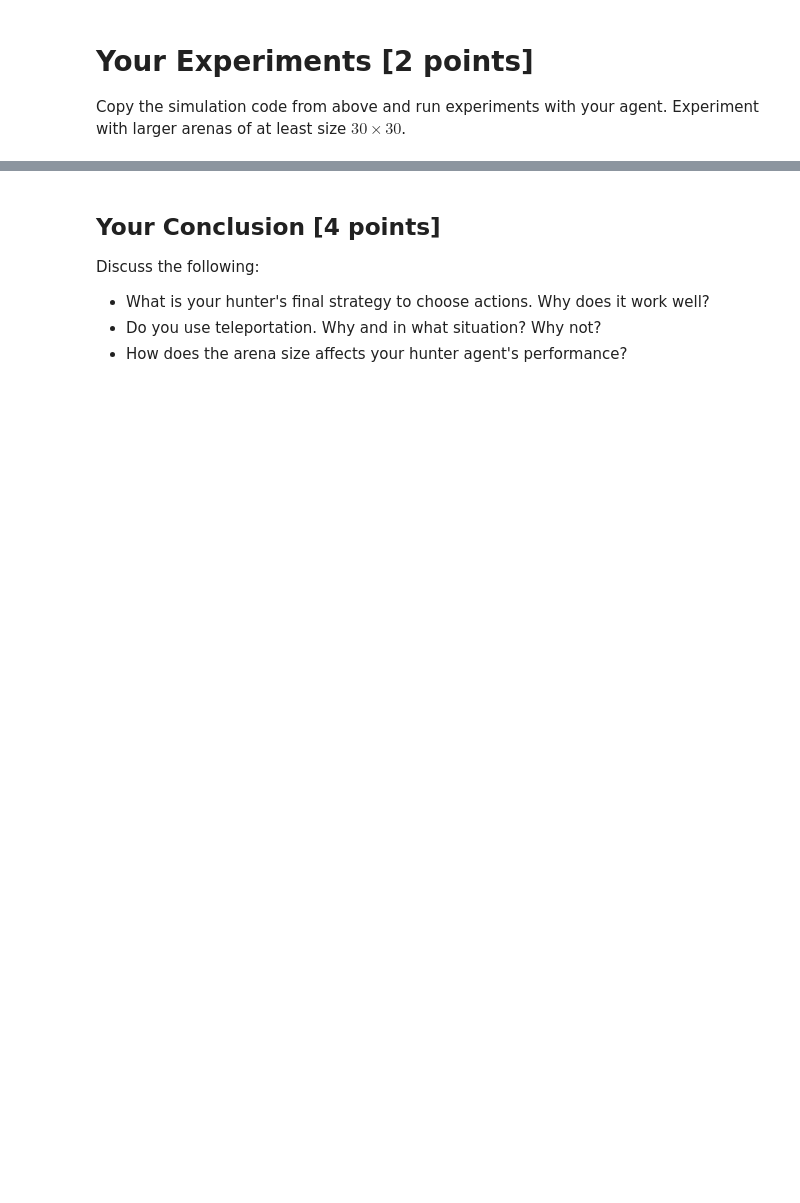
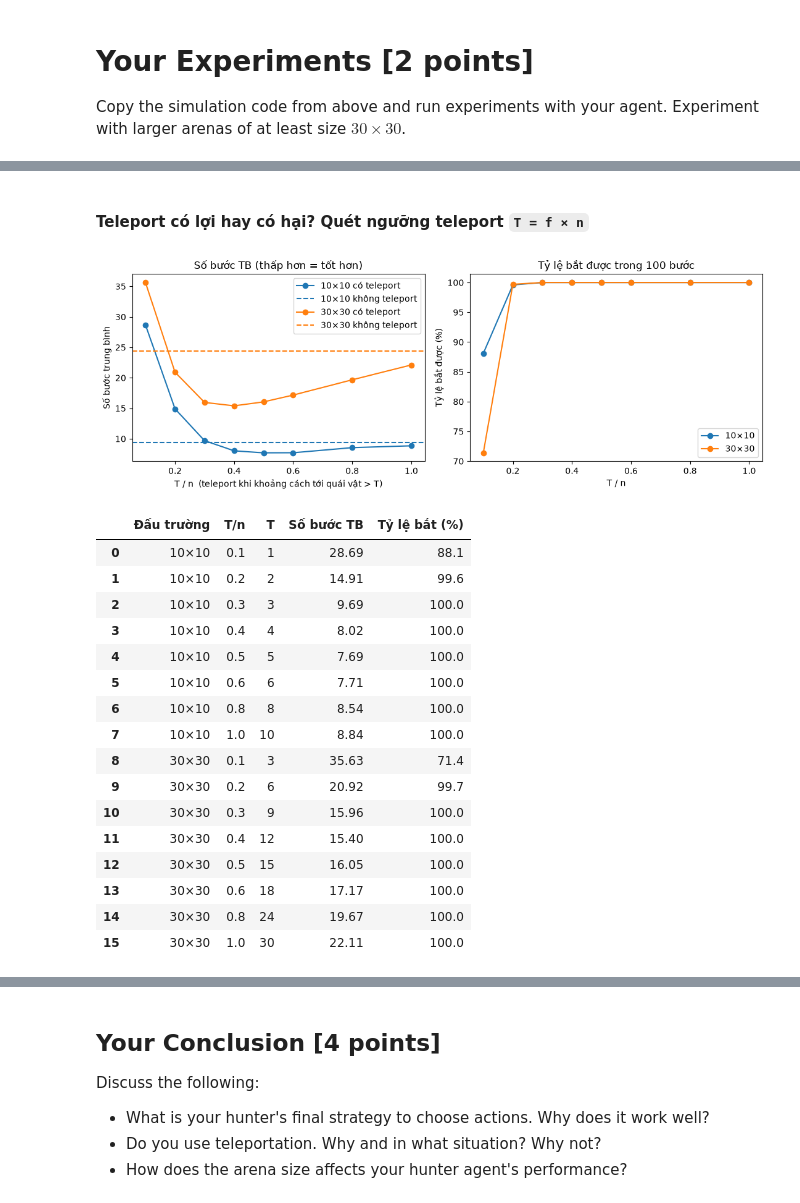
Before and after one commit to Huyyy23/SGU-TriTueNhanTaoNangCao, a Jupyter notebook: lab01 - Agent/gridhunt_mini_assignment.ipynb, the cells around one changed output, grey strips where cells are left out. Drawn from its saved outputs; the diff is of its cells as text; code cells hidden in the pictures; blank space fills up the shorter version.

Commit message:
Graph

```diff
--- a/lab01 - Agent/gridhunt_mini_assignment.ipynb
+++ b/lab01 - Agent/gridhunt_mini_assignment.ipynb
@@ -313,3 +239,0 @@ Hunter caught the monster in 3 steps!
-# %%
-steps = [arena_environment(make_hunter_agent_function(), monster_agent_function_simple, n=10, max_steps=100, visualize=False) for _ in range(100)]
-print(steps)
@@ -372,0 +378,11 @@ listen_every=8: failed=0, avg steps=24.21
+# %%
+ks = [1, 2, 4, 8, 16, 1000]     # k = 1000 nghĩa là gần như không nghe lại giữa đường
+rows = []
+for k in ks:
+    row = {'k': k}
+    for n in (10, 30):
+        r = run_experiment(lambda: make_model_based_hunter(k=k), n)
+        row[f'{n}x{n}: số bước TB'] = round(r['avg_steps'], 2)
+        row[f'{n}x{n}: tỷ lệ bắt (%)'] = round(r['success_rate'], 1)
+    rows.append(row)
+pd.DataFrame(rows).set_index('k')
@@ -372,0 +403,42 @@ listen_every=8: failed=0, avg steps=24.21
+# %% [markdown]
+#### Teleport có lợi hay có hại? Quét ngưỡng teleport `T = f × n`
+# %%
+fractions = [0.1, 0.2, 0.3, 0.4, 0.5, 0.6, 0.8, 1.0]
+fig, axes = plt.subplots(1, 2, figsize=(11, 4))
+tele_table = []
+for n in (10, 30):
+    base = run_experiment(lambda: make_model_based_hunter(k=8), n)
+    avg, suc = [], []
+    for f in fractions:
+        r = run_experiment(lambda: make_model_based_hunter(k=8, teleport_threshold=round(f * n)), n)
+        avg.append(r['avg_steps']); suc.append(r['success_rate'])
+        tele_table.append({'Đấu trường': f'{n}×{n}', 'T/n': f, 'T': round(f * n),
+                           'Số bước TB': round(r['avg_steps'], 2), 'Tỷ lệ bắt (%)': round(r['success_rate'], 1)})
+    line, = axes[0].plot(fractions, avg, marker='o', label=f'{n}×{n} có teleport')
+    axes[0].axhline(base['avg_steps'], ls='--', color=line.get_color(), label=f'{n}×{n} không teleport')
+    axes[1].plot(fractions, suc, marker='o', label=f'{n}×{n}')
+axes[0].set_xlabel('T / n  (teleport khi khoảng cách tới quái vật > T)'); axes[0].set_ylabel('Số bước trung bình')
+axes[0].set_title('Số bước TB (thấp hơn = tốt hơn)'); axes[0].legend()
+axes[1].set_xlabel('T / n'); axes[1].set_ylabel('Tỷ lệ bắt được (%)')
+axes[1].set_title('Tỷ lệ bắt được trong 100 bước'); axes[1].legend()
+plt.tight_layout(); plt.show()
+pd.DataFrame(tele_table)
+# %% [output]
+[figure, added]
+|  | Đấu trường | T/n | T | Số bước TB | Tỷ lệ bắt (%) |
+| 0 | 10×10 | 0.1 | 1 | 28.69 | 88.1 |
+| 1 | 10×10 | 0.2 | 2 | 14.91 | 99.6 |
+| 2 | 10×10 | 0.3 | 3 | 9.69 | 100.0 |
+| 3 | 10×10 | 0.4 | 4 | 8.02 | 100.0 |
+| 4 | 10×10 | 0.5 | 5 | 7.69 | 100.0 |
+| 5 | 10×10 | 0.6 | 6 | 7.71 | 100.0 |
+| 6 | 10×10 | 0.8 | 8 | 8.54 | 100.0 |
+| 7 | 10×10 | 1.0 | 10 | 8.84 | 100.0 |
+| 8 | 30×30 | 0.1 | 3 | 35.63 | 71.4 |
+| 9 | 30×30 | 0.2 | 6 | 20.92 | 99.7 |
+| 10 | 30×30 | 0.3 | 9 | 15.96 | 100.0 |
+| 11 | 30×30 | 0.4 | 12 | 15.40 | 100.0 |
+| 12 | 30×30 | 0.5 | 15 | 16.05 | 100.0 |
+| 13 | 30×30 | 0.6 | 18 | 17.17 | 100.0 |
+| 14 | 30×30 | 0.8 | 24 | 19.67 | 100.0 |
+| 15 | 30×30 | 1.0 | 30 | 22.11 | 100.0 |
```
Also changed, not shown: parts of 27 cells of this notebook, 2 other files.
